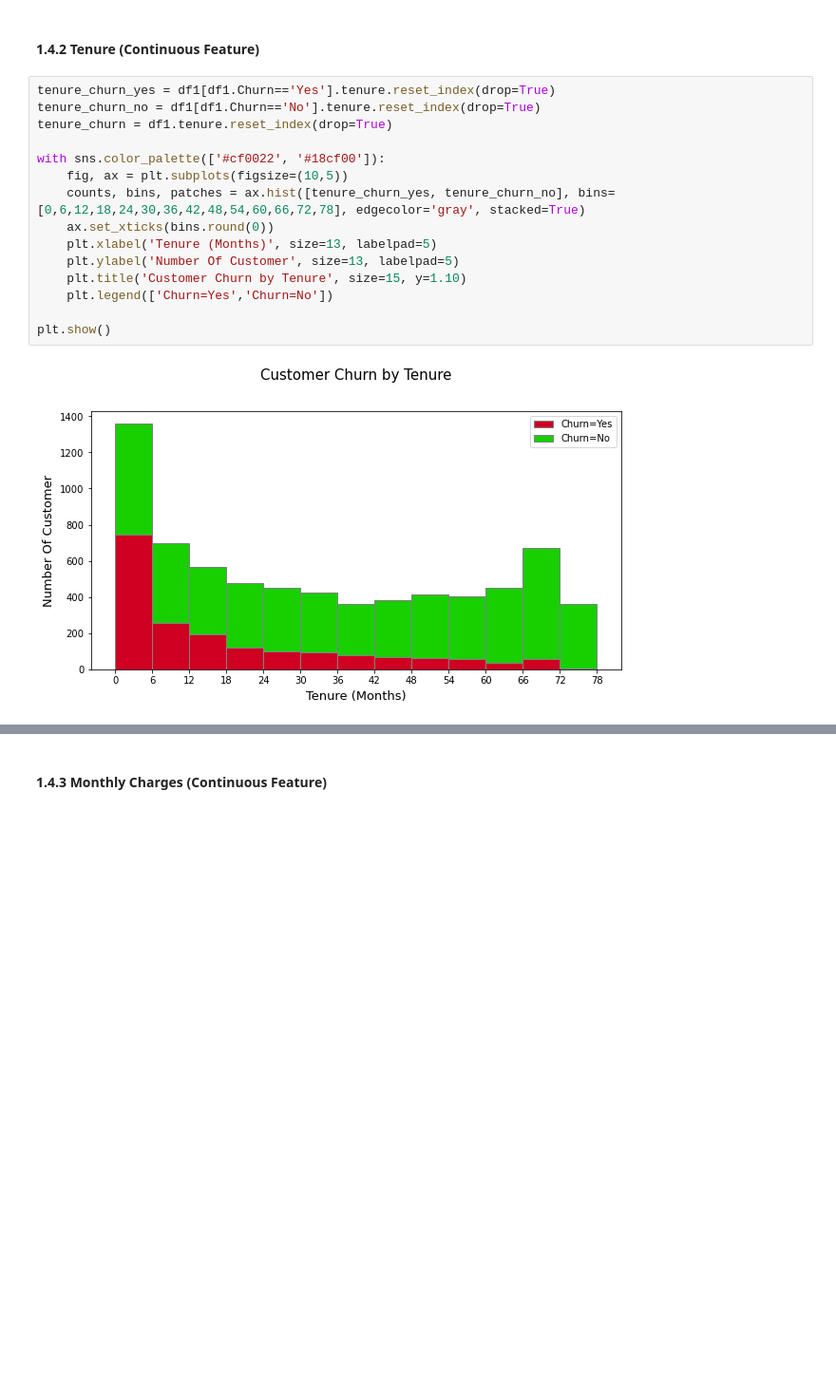
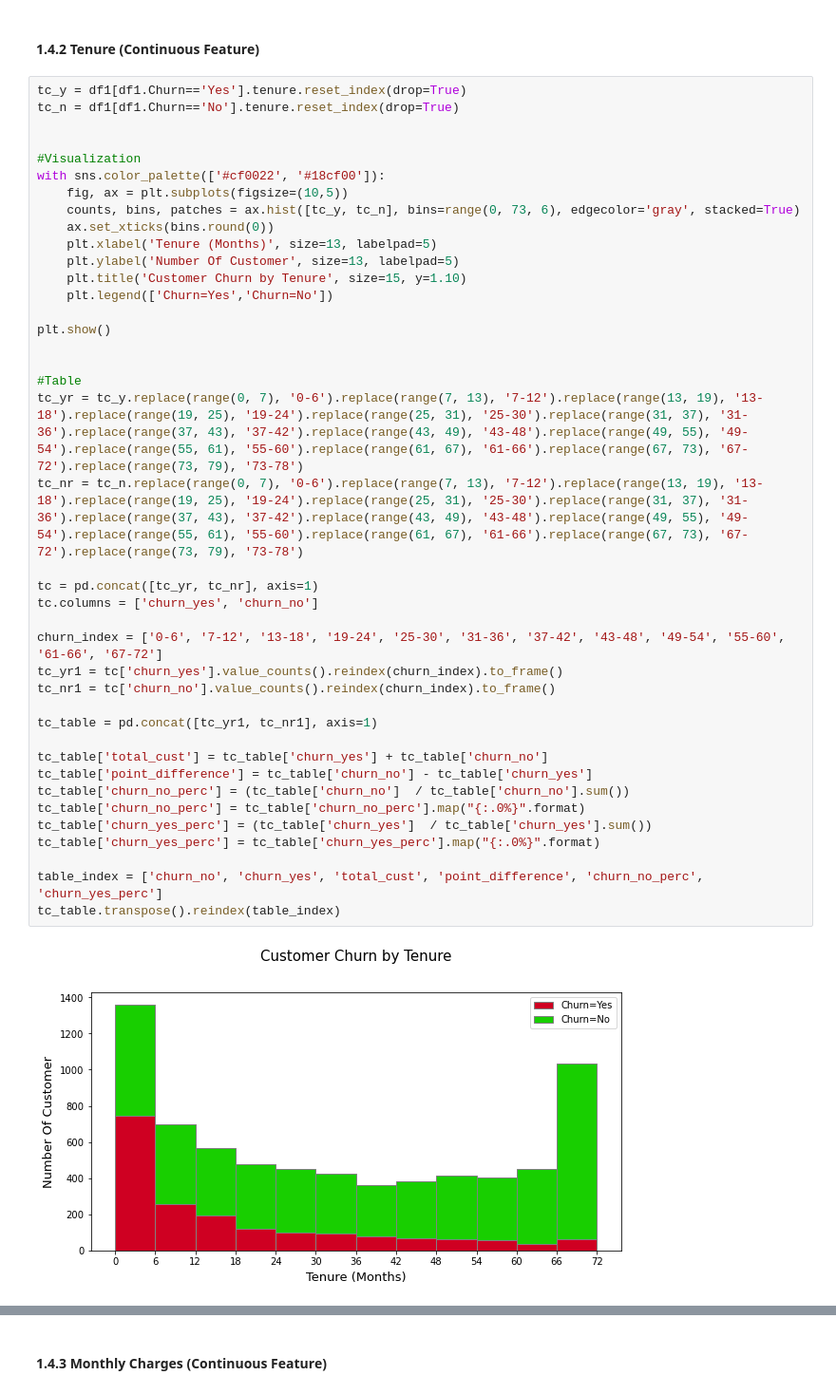
Before and after one commit to muhammadrifki1992/Project, a Jupyter notebook: Project2.ipynb, the cells around one changed output, grey strips where cells are left out. Shown: that part at 95% size. Cells and saved outputs as stored; diff of their text form; blank space fills up the shorter version.

```diff
--- a/Project2.ipynb
+++ b/Project2.ipynb
@@ -272,19 +272,44 @@ plt.show()
 # %% [markdown]
 #### 1.4.2 Tenure (Continuous Feature)
 # %%
-tenure_churn_yes = df1[df1.Churn=='Yes'].tenure.reset_index(drop=True)
-tenure_churn_no = df1[df1.Churn=='No'].tenure.reset_index(drop=True)
-tenure_churn = df1.tenure.reset_index(drop=True)
+tc_y = df1[df1.Churn=='Yes'].tenure.reset_index(drop=True)
+tc_n = df1[df1.Churn=='No'].tenure.reset_index(drop=True)
 
+
+#Visualization
 with sns.color_palette(['#cf0022', '#18cf00']):
     fig, ax = plt.subplots(figsize=(10,5))
-    counts, bins, patches = ax.hist([tenure_churn_yes, tenure_churn_no], bins=[0,6,12,18,24,30,36,42,48,54,60,66,72,78], edgecolor='gray', stacked=True)
+    counts, bins, patches = ax.hist([tc_y, tc_n], bins=range(0, 73, 6), edgecolor='gray', stacked=True)
     ax.set_xticks(bins.round(0))
     plt.xlabel('Tenure (Months)', size=13, labelpad=5)
     plt.ylabel('Number Of Customer', size=13, labelpad=5)
     plt.title('Customer Churn by Tenure', size=15, y=1.10)
     plt.legend(['Churn=Yes','Churn=No'])
 
 plt.show()
+
+
+#Table
+tc_yr = tc_y.replace(range(0, 7), '0-6').replace(range(7, 13), '7-12').replace(range(13, 19), '13-18').replace(range(19, 25), '19-24').replace(range(25, 31), '25-30').replace(range(31, 37), '31-36').replace(range(37, 43), '37-42').replace(range(43, 49), '43-48').replace(range(49, 55), '49-54').replace(range(55, 61), '55-60').replace(range(61, 67), '61-66').replace(range(67, 73), '67-72').replace(range(73, 79), '73-78')
+tc_nr = tc_n.replace(range(0, 7), '0-6').replace(range(7, 13), '7-12').replace(range(13, 19), '13-18').replace(range(19, 25), '19-24').replace(range(25, 31), '25-30').replace(range(31, 37), '31-36').replace(range(37, 43), '37-42').replace(range(43, 49), '43-48').replace(range(49, 55), '49-54').replace(range(55, 61), '55-60').replace(range(61, 67), '61-66').replace(range(67, 73), '67-72').replace(range(73, 79), '73-78')
+
+tc = pd.concat([tc_yr, tc_nr], axis=1)
+tc.columns = ['churn_yes', 'churn_no']
+
+churn_index = ['0-6', '7-12', '13-18', '19-24', '25-30', '31-36', '37-42', '43-48', '49-54', '55-60', '61-66', '67-72']
+tc_yr1 = tc['churn_yes'].value_counts().reindex(churn_index).to_frame()
+tc_nr1 = tc['churn_no'].value_counts().reindex(churn_index).to_frame()
+
+tc_table = pd.concat([tc_yr1, tc_nr1], axis=1)
+
+tc_table['total_cust'] = tc_table['churn_yes'] + tc_table['churn_no']
+tc_table['point_difference'] = tc_table['churn_no'] - tc_table['churn_yes']
+tc_table['churn_no_perc'] = (tc_table['churn_no']  / tc_table['churn_no'].sum())
+tc_table['churn_no_perc'] = tc_table['churn_no_perc'].map("{:.0%}".format)
+tc_table['churn_yes_perc'] = (tc_table['churn_yes']  / tc_table['churn_yes'].sum())
+tc_table['churn_yes_perc'] = tc_table['churn_yes_perc'].map("{:.0%}".format)
+
+table_index = ['churn_no', 'churn_yes', 'total_cust', 'point_difference', 'churn_no_perc', 'churn_yes_perc']
+tc_table.transpose().reindex(table_index)
 # %% [output]
-[figure, old version]
+[figure, new version]
```
Also changed, not shown: parts of 15 cells of this notebook.
